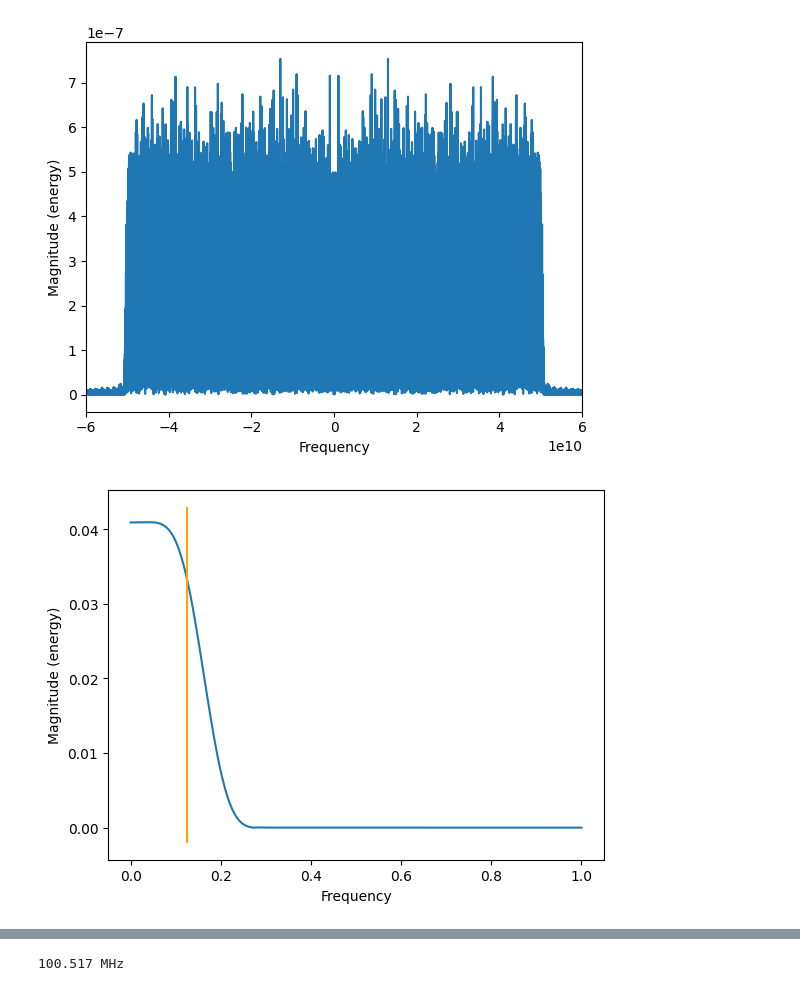
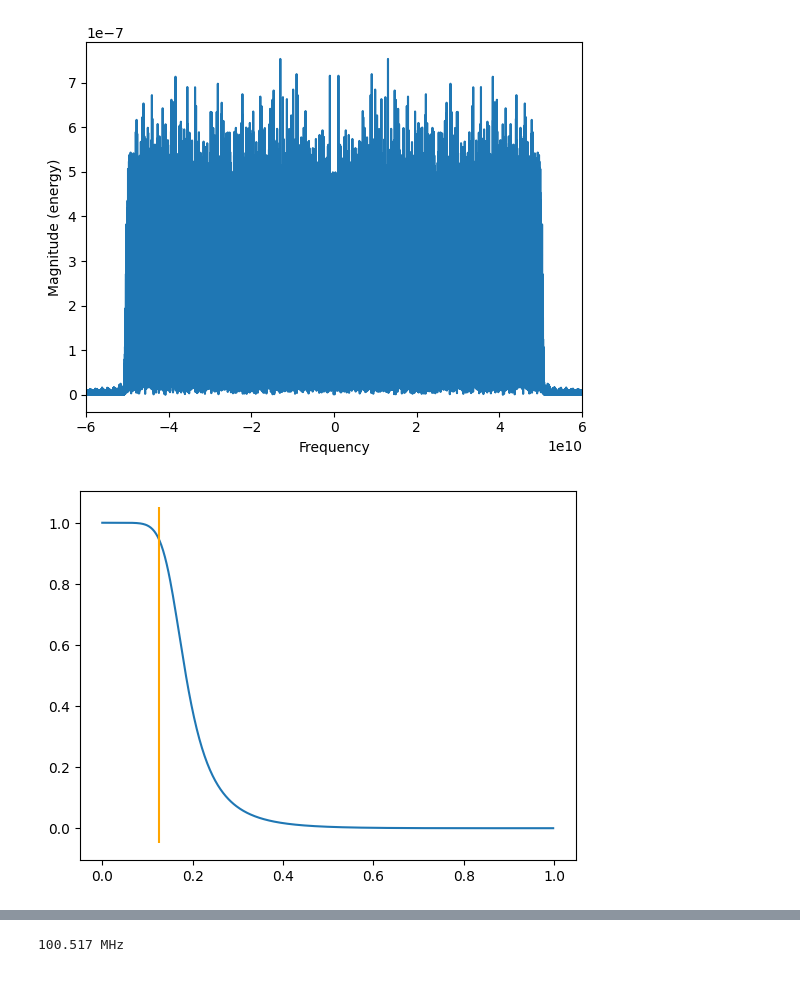
Before and after one commit to antroseco/fibre-sim, a Jupyter notebook: lo_noise_and_if.ipynb, the cells around one changed output, grey strips where cells are left out. Drawn from its saved outputs; the diff is of its cells as text; code cells hidden in the pictures.

```diff
--- a/lo_noise_and_if.ipynb
+++ b/lo_noise_and_if.ipynb
@@ -170,5 +166,0 @@ firfilt = scipy.signal.firwin(50, 65e9, window="hamming", fs=CHANNEL_SPS * SYMBO
-# %%
-plt.magnitude_spectrum(firfilt.tolist(), pad_to=10**5)
-plt.vlines(0.125, *plt.ylim(), color="orange");
-# %% [output]
-[figure, removed]
@@ -175 +172,7 @@ plt.vlines(0.125, *plt.ylim(), color="orange");
+# %%
+w, h = scipy.signal.sosfreqz(iirfilt)
+plt.plot(w/np.pi, np.abs(h))
+plt.vlines(0.125, *plt.ylim(), color="orange");
+# %% [output]
+[figure, added]
 # %%
```
Also changed, not shown: parts of 13 cells of this notebook.
